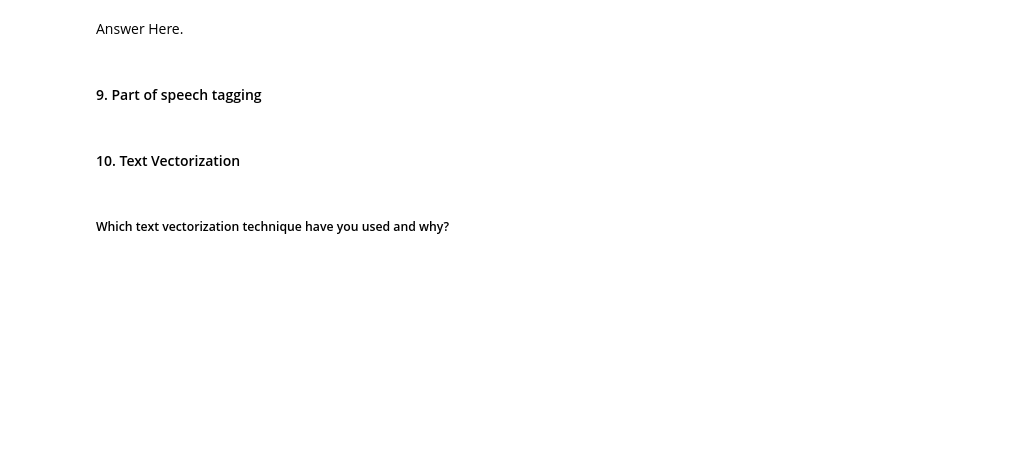
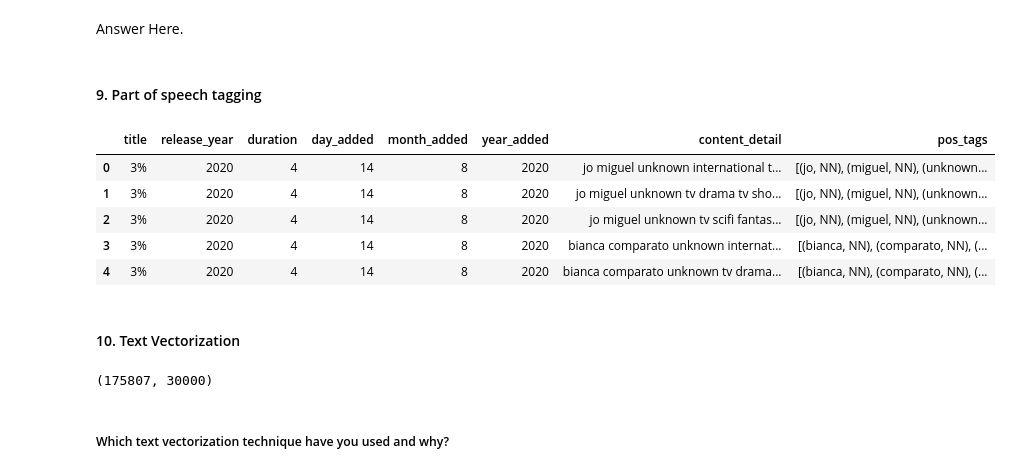
Before and after one commit to ashisaxena710/Netflix_Movies_and_TV_Shows_Clustering, a Jupyter notebook: Ashi_Individual_Colab_Netflix.ipynb, the cells around one changed output. Cells and saved outputs as stored; diff of their text form; code cells hidden in the pictures; blank space fills up the shorter version.

```diff
--- a/Ashi_Individual_Colab_Netflix.ipynb
+++ b/Ashi_Individual_Colab_Netflix.ipynb
@@ -1154,0 +1294,9 @@ Answer Here.
+# %%
+# Downloading needed libraries
+nltk.download('punkt')
+
+# Tokenization
+df['content_detail']= df['content_detail'].apply(nltk.word_tokenize)
+
+# Checking the observation after manipulation
+df.iloc[281,]['content_detail']
@@ -1156,3 +1324,28 @@ Answer Here.
 #### 8. Text Normalization
 # %%
 # Normalizing Text (i.e., Stemming, Lemmatization etc.)
+# Importing WordNetLemmatizer from nltk module
+from nltk.stem import WordNetLemmatizer
+
+# Creating instance for wordnet
+wordnet  = WordNetLemmatizer()
+# %%
+def lemmatizing_sentence(text):
+    '''This function is used for lemmatizing (changing the given word into meaningfull word) the words from the given sentence'''
+    text = [wordnet.lemmatize(word) for word in text]
+
+    # joining the list of words with space separator
+    text=  " ".join(text)
+
+    # return the manipulated string
+    return text
+# %%
+# Downloading needed libraries
+nltk.download('averaged_perceptron_tagger')
+nltk.download('wordnet')
+
+# Rephrasing text by applying defined lemmatizing function
+df['content_detail']= df['content_detail'].apply(lemmatizing_sentence)
+
+# Checking the observation after manipulation
+df.iloc[281,]['content_detail']
@@ -1166,0 +1364,13 @@ Answer Here.
+# %%
+# tokenize the text into words before POS Taging
+df['pos_tags'] = df['content_detail'].apply(nltk.word_tokenize).apply(nltk.pos_tag)
+
+# Checking the observation after manipulation
+df.head(5)
+# %% [output]
+|  | title | release_year | duration | day_added | month_added | year_added | content_detail | pos_tags |
+| 0 | 3% | 2020 | 4 | 14 | 8 | 2020 | jo miguel unknown international t... | [(jo, NN), (miguel, NN), (unknown... |
+| 1 | 3% | 2020 | 4 | 14 | 8 | 2020 | jo miguel unknown tv drama tv sho... | [(jo, NN), (miguel, NN), (unknown... |
+| 2 | 3% | 2020 | 4 | 14 | 8 | 2020 | jo miguel unknown tv scifi fantas... | [(jo, NN), (miguel, NN), (unknown... |
+| 3 | 3% | 2020 | 4 | 14 | 8 | 2020 | bianca comparato unknown internat... | [(bianca, NN), (comparato, NN), (... |
+| 4 | 3% | 2020 | 4 | 14 | 8 | 2020 | bianca comparato unknown tv drama... | [(bianca, NN), (comparato, NN), (... |
@@ -1171,3 +1395,11 @@ Answer Here.
+# %%
+# Fitting on TfidfVectorizer
+x= tfidfv.fit_transform(df['content_detail'])
+
+# Checking shape of the formed document matrix
+print(x.shape)
+# %% [output]
+(175807, 30000)
 # %% [markdown]
 ##### Which text vectorization technique have you used and why?
 # %% [markdown]
```
Also changed, not shown: parts of 40 cells of this notebook.
